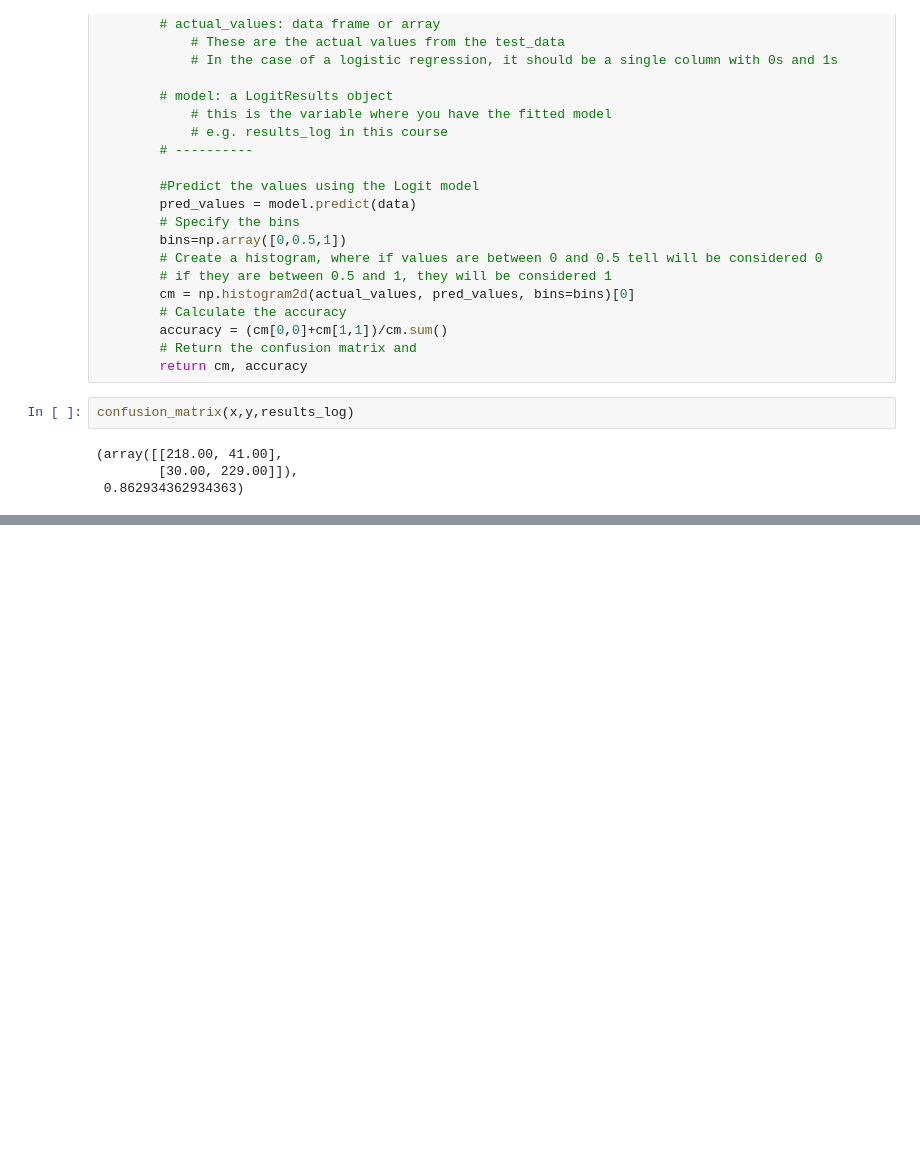
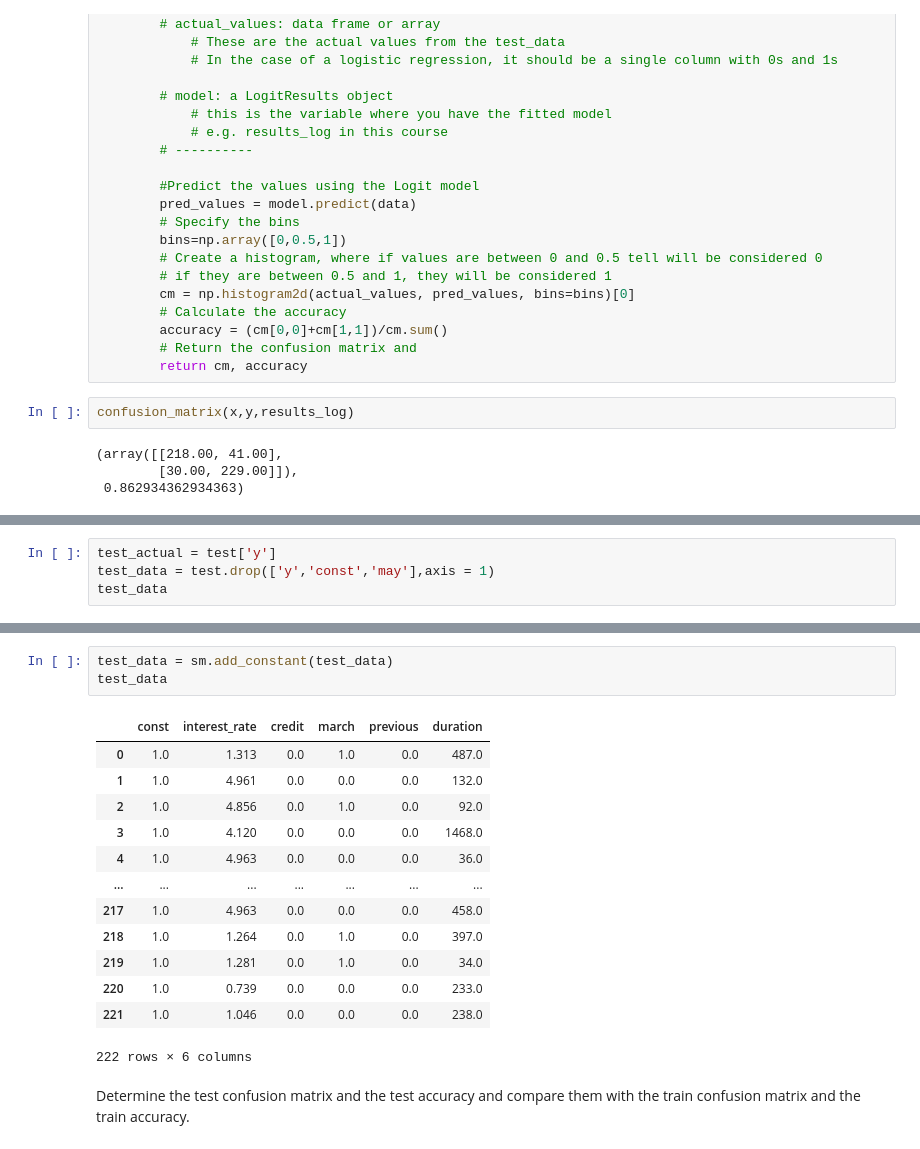
Before and after one commit to Hirusha99/Regression, a Jupyter notebook: Calculating_the_Accuracy_of_the_Model_Logistic_Regression.ipynb, the cells around one changed output, grey strips where cells are left out. Cells and saved outputs as stored; diff of their text form; blank space fills up the shorter version.

```diff
--- a/Calculating_the_Accuracy_of_the_Model_Logistic_Regression.ipynb
+++ b/Calculating_the_Accuracy_of_the_Model_Logistic_Regression.ipynb
@@ -245,0 +297,4 @@ confusion_matrix(x,y,results_log)
+# %%
+test_actual = test['y']
+test_data = test.drop(['y','const','may'],axis = 1)
+test_data
@@ -245,0 +315,20 @@ confusion_matrix(x,y,results_log)
+# %%
+test_data = sm.add_constant(test_data)
+test_data
+# %% [output]
+|  | const | interest_rate | credit | march | previous | duration |
+| 0 | 1.0 | 1.313 | 0.0 | 1.0 | 0.0 | 487.0 |
+| 1 | 1.0 | 4.961 | 0.0 | 0.0 | 0.0 | 132.0 |
+| 2 | 1.0 | 4.856 | 0.0 | 1.0 | 0.0 | 92.0 |
+| 3 | 1.0 | 4.120 | 0.0 | 0.0 | 0.0 | 1468.0 |
+| 4 | 1.0 | 4.963 | 0.0 | 0.0 | 0.0 | 36.0 |
+| ... | ... | ... | ... | ... | ... | ... |
+| 217 | 1.0 | 4.963 | 0.0 | 0.0 | 0.0 | 458.0 |
+| 218 | 1.0 | 1.264 | 0.0 | 1.0 | 0.0 | 397.0 |
+| 219 | 1.0 | 1.281 | 0.0 | 1.0 | 0.0 | 34.0 |
+| 220 | 1.0 | 0.739 | 0.0 | 0.0 | 0.0 | 233.0 |
+| 221 | 1.0 | 1.046 | 0.0 | 0.0 | 0.0 | 238.0 |
+222 rows × 6 columns
+# %% [markdown]
+
+Determine the test confusion matrix and the test accuracy and compare them with the train confusion matrix and the train accuracy.
```
Also changed, not shown: parts of 10 cells of this notebook.
